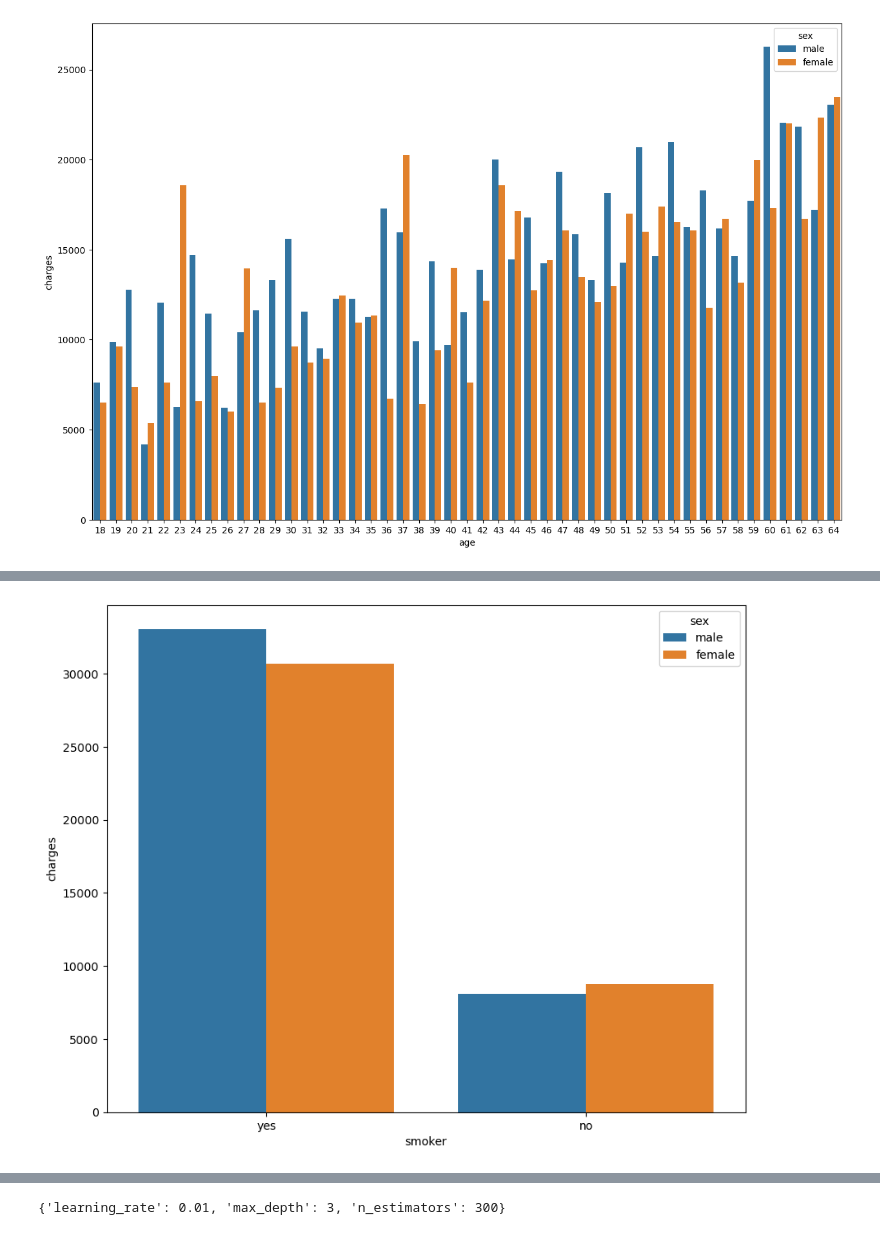
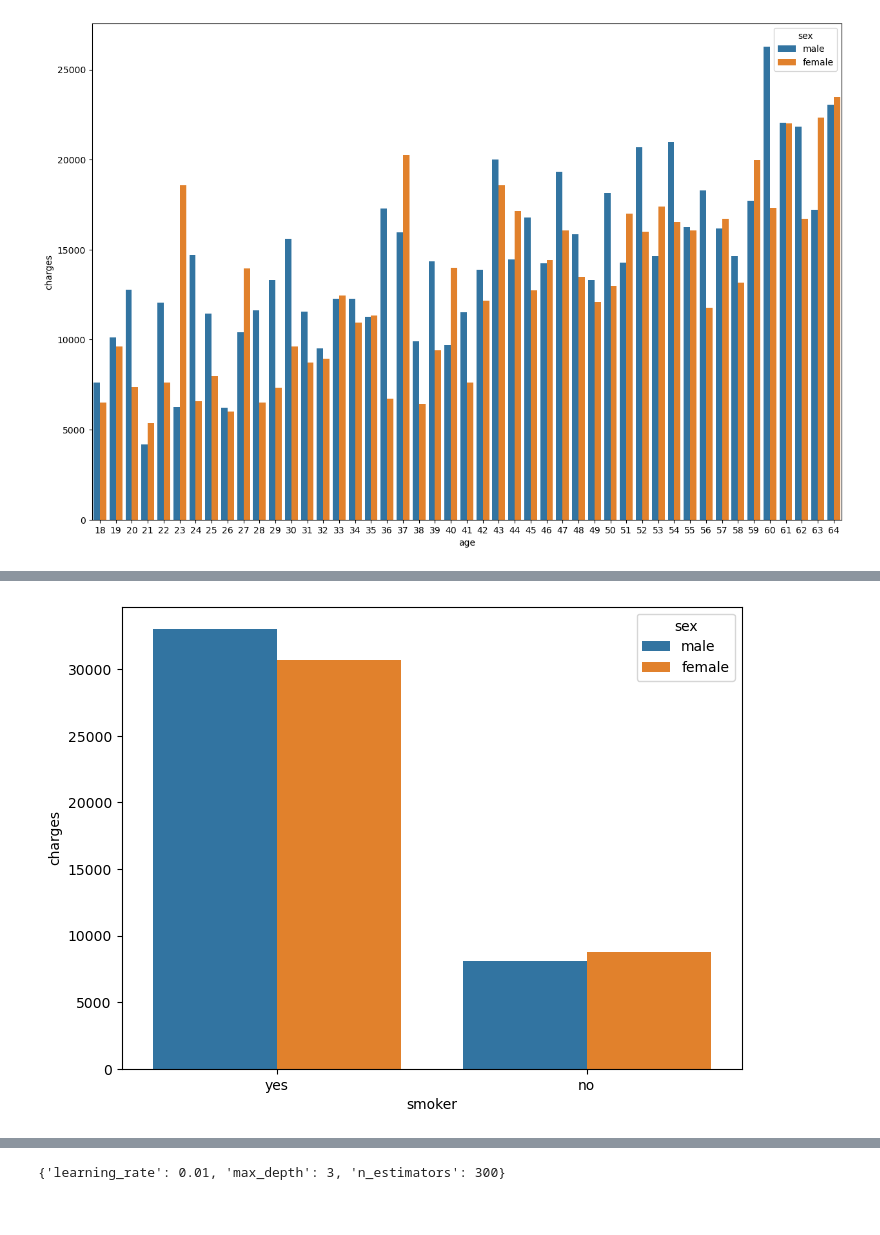
Before and after one commit to Kamuthuj/health-insurance-regression., a Jupyter notebook: analysis.ipynb, the cells around one changed output, grey strips where cells are left out. Cells and saved outputs as stored; diff of their text form; code cells hidden in the pictures.

```diff
--- a/analysis.ipynb
+++ b/analysis.ipynb
@@ -41,0 +61,2 @@ dtype: int64
+# %%
+df.drop_duplicates(inplace=True)
@@ -114,9 +174,9 @@ plt.show()
 # %%
 smoker=df.groupby(["smoker","sex"])["charges"].mean().reset_index().sort_values(by="charges",ascending=False)
 
-plt.figure(figsize=(10,8))
+plt.figure(figsize=(8,6))
 sns.barplot(x="smoker",y="charges",data=smoker,hue="sex")
 plt.show()
 # %% [output]
-[figure, old version]
+[figure, new version]
 # %%
```
Also changed, not shown: parts of 48 cells of this notebook.
